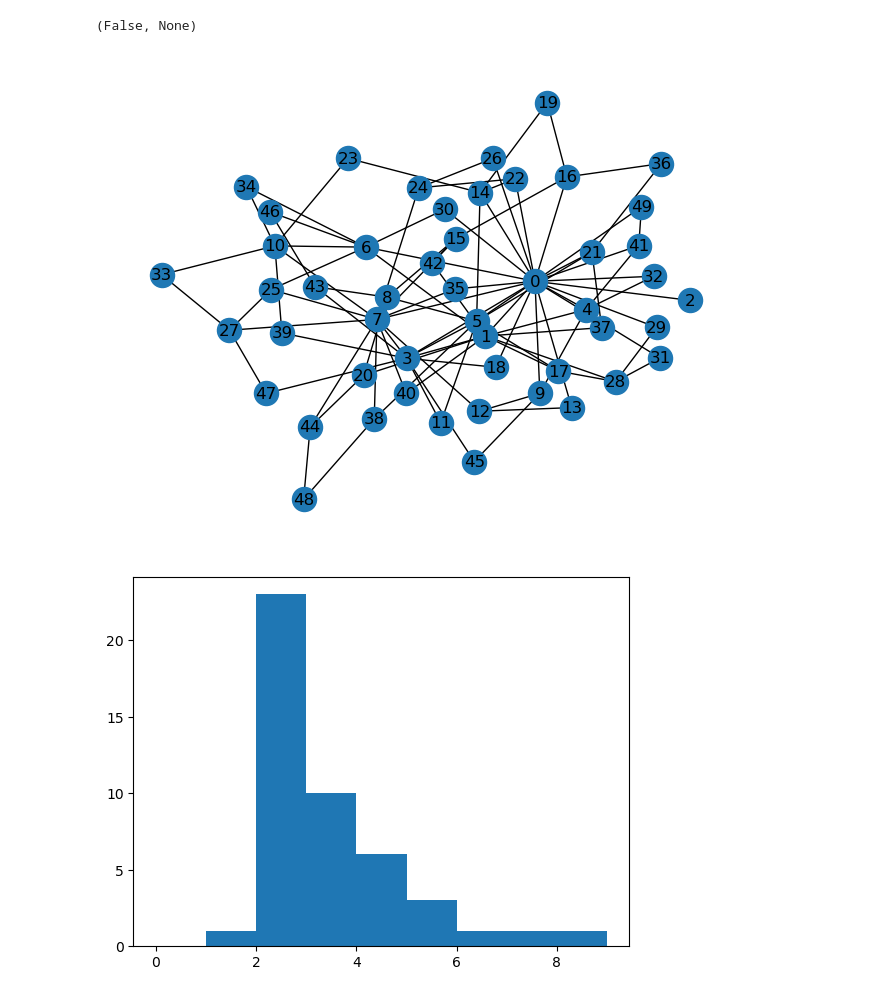
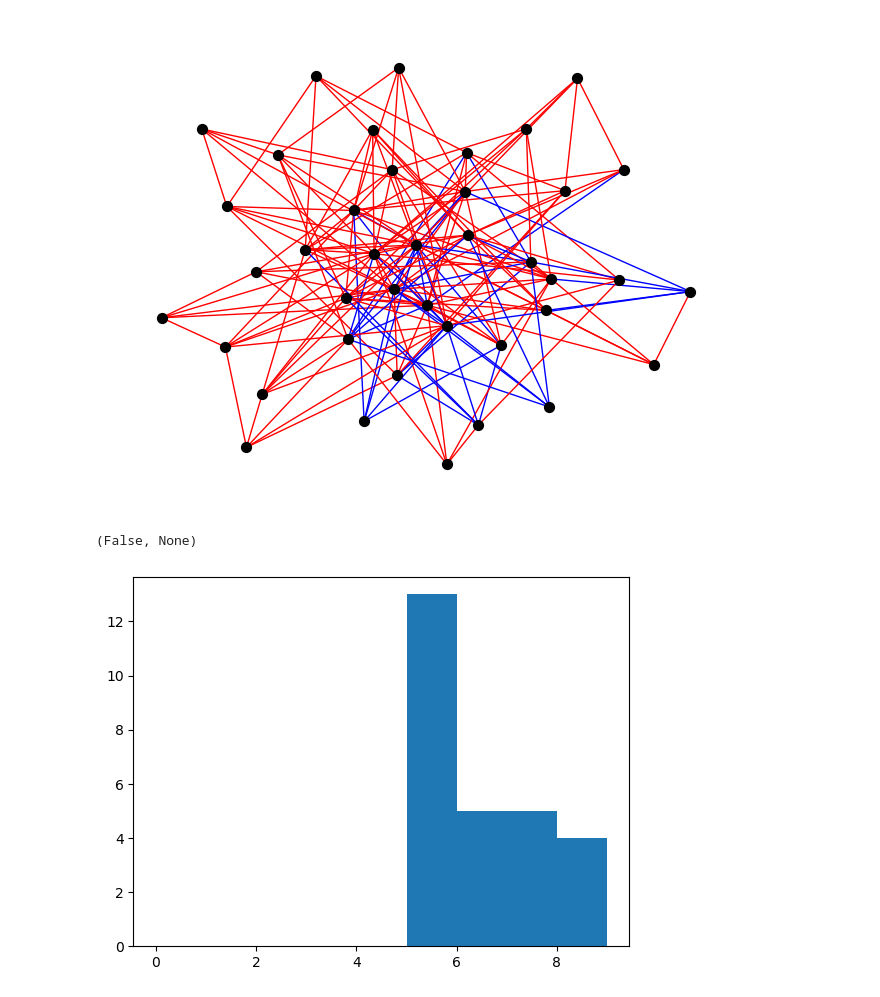
Before and after one commit to karoljanic/preferential-colouring-of-random-graphs, a Jupyter notebook: preferential-colouring-of-random-graphs.ipynb, the cells around one changed output. Saved outputs shown, nothing was run; the diff lists cells and outputs as text; code cells hidden in the pictures.

```diff
--- a/preferential-colouring-of-random-graphs.ipynb
+++ b/preferential-colouring-of-random-graphs.ipynb
@@ -19,7 +44,7 @@ def _random_subset(seq, m, rng):
         targets.add(x)
     return targets
 # %%
-def barabasi_albert_graph(n, m, seed=None, initial_graph=None):
+def barabasi_albert_graph(n, m, embedding_layers_number, seed=None, initial_graph=None):
     """Returns a random graph using Barabási-Albert preferential attachment
 
     A graph of $n$ nodes is grown by attaching new nodes each with $m$
@@ -71,6 +96,9 @@ def barabasi_albert_graph(n, m, seed=None, initial_graph=None):
             )
         G = initial_graph.copy()
 
+    for index, edge in enumerate(G.edges()):
+        G.edges[edge]['color'] = 'blue' if index % embedding_layers_number == 0 else 'red'
+
     if seed is None:
         seed = np.random.RandomState()
 
@@ -89,6 +117,11 @@ def barabasi_albert_graph(n, m, seed=None, initial_graph=None):
         # And the new node "source" has m edges to add to the list.
         repeated_nodes.extend([source] * m)
 
+        # Color the nodes and edges
+        G.nodes[source]['color'] = 'green'
+        for target in targets:
+            G.edges[source, target]['color'] = 'blue' if source % embedding_layers_number == 0 else 'red'
+
         source += 1
     return G
 # %%
@@ -123,11 +156,26 @@ plt.hist(cycles, bins=range(10))
+# %%
+def draw_graph(G: nx.Graph):
+    """Draw a graph with node and edge colors.
+
+    Parameters
+    ----------
+    G : nx.Graph
+        The graph to draw.
+    """
+
+    edge_colors = [G.edges[edge]['color'] for edge in G.edges ]
+    pos = nx.spring_layout(G)
+    nx.draw(G, pos, edge_color=edge_colors, with_labels=False, node_color='black', node_size=50)
+    plt.show()
 # %%
-ba = barabasi_albert_graph(50, 2)
-nx.draw(ba, with_labels=True)
+ba = barabasi_albert_graph(40, 5, 4)
+draw_graph(ba)
+
 degs = [d for n, d in ba.degree()]
 plt.figure()
 plt.hist(degs, bins=range(10))
 print(nx.check_planarity(ba))
 # %% [output]
+[figure, new version]
 (False, None)
-[figure, old version]
-[figure, old version]
+[figure, new version]
```
Also changed, not shown: parts of 4 cells of this notebook, 7 other files.
